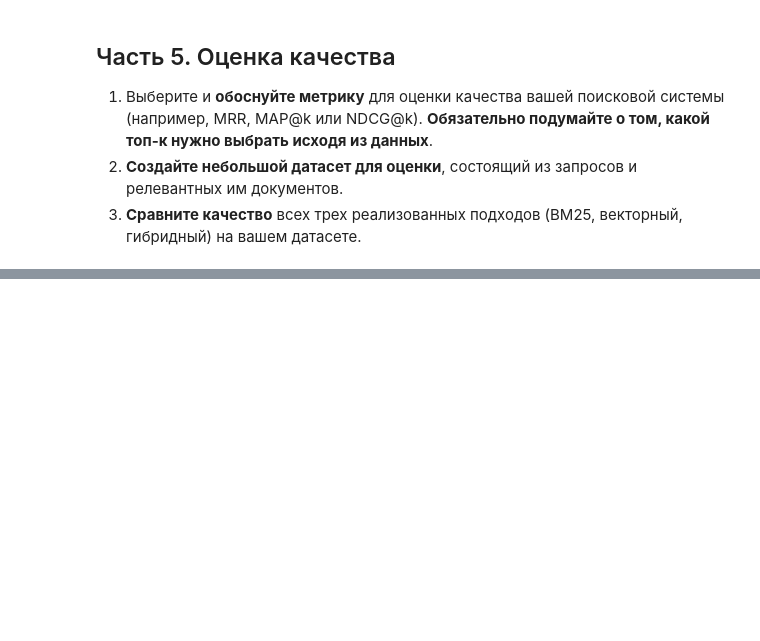
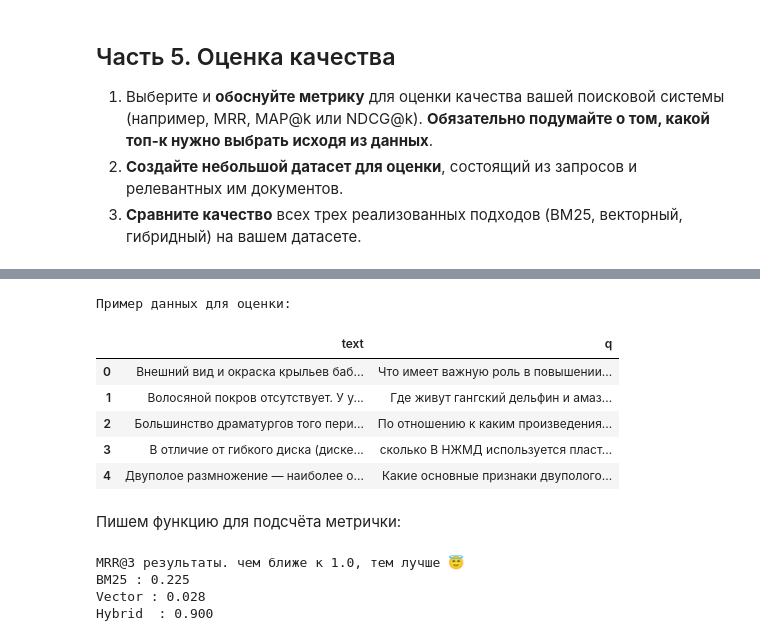
Before and after one commit to yuramayer/mipt-masters, a Jupyter notebook: nlp/hws/hw_2/done/hw_2_done.ipynb, the cells around one changed output, grey strips where cells are left out. Drawn from its saved outputs; the diff is of its cells as text; code cells hidden in the pictures; blank space fills up the shorter version.

```diff
--- a/nlp/hws/hw_2/done/hw_2_done.ipynb
+++ b/nlp/hws/hw_2/done/hw_2_done.ipynb
@@ -299,0 +498,18 @@ for query in test_queries:
+# %%
+import random
+
+# небольшой срез из вопросов для оценки
+eval_queries = questions_df.sample(100,
+                                   random_state=42).reset_index(drop=True)
+print("Пример данных для оценки:")
+display(eval_queries.head())
+# %% [output]
+Пример данных для оценки:
+|  | text | q |
+| 0 | Внешний вид и окраска крыльев баб... | Что имеет важную роль в повышении... |
+| 1 | Волосяной покров отсутствует. У у... | Где живут гангский дельфин и амаз... |
+| 2 | Большинство драматургов того пери... | По отношению к каким произведения... |
+| 3 | В отличие от гибкого диска (диске... | сколько В НЖМД используется пласт... |
+| 4 | Двуполое размножение — наиболее о... | Какие основные признаки двуполого... |
+# %% [markdown]
+Пишем функцию для подсчёта метрички:
@@ -299,0 +547,11 @@ for query in test_queries:
+# %%
+print("MRR@3 результаты. чем ближе к 1.0, тем лучше 😇")
+
+print(f"BM25 : {bm25_score:.3f}")
+print(f"Vector : {vector_score:.3f}")
+print(f"Hybrid  : {hybrid_score:.3f}")
+# %% [output]
+MRR@3 результаты. чем ближе к 1.0, тем лучше 😇
+BM25 : 0.225
+Vector : 0.028
+Hybrid  : 0.900
```
Also changed, not shown: parts of 35 cells of this notebook.
